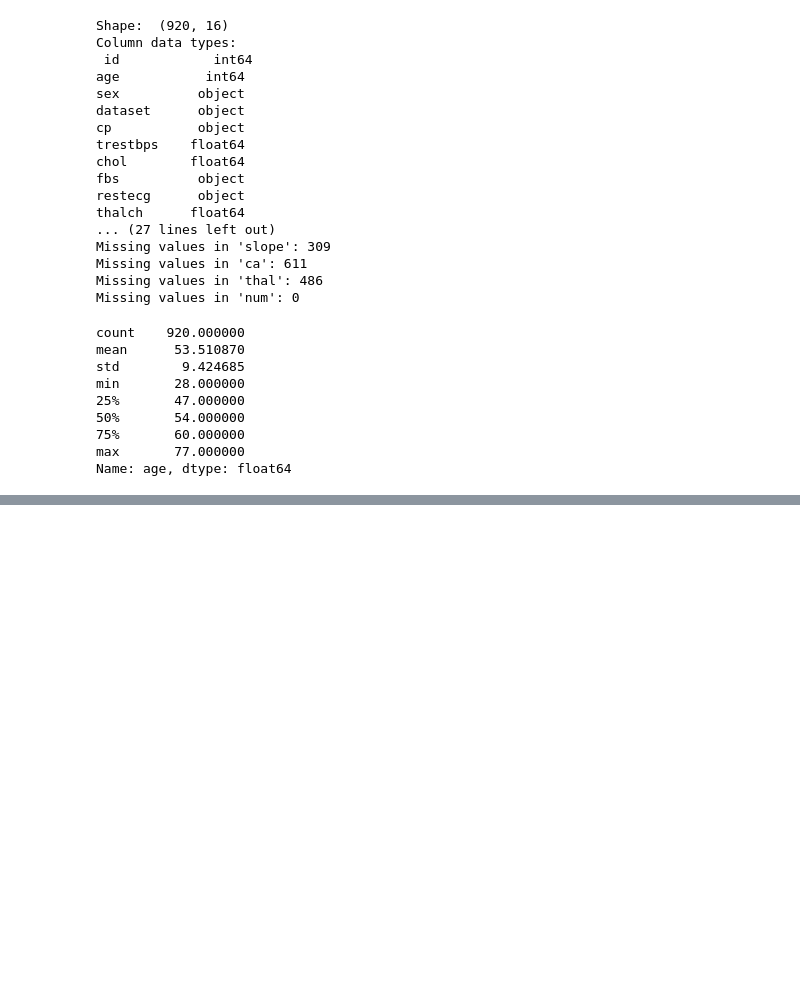
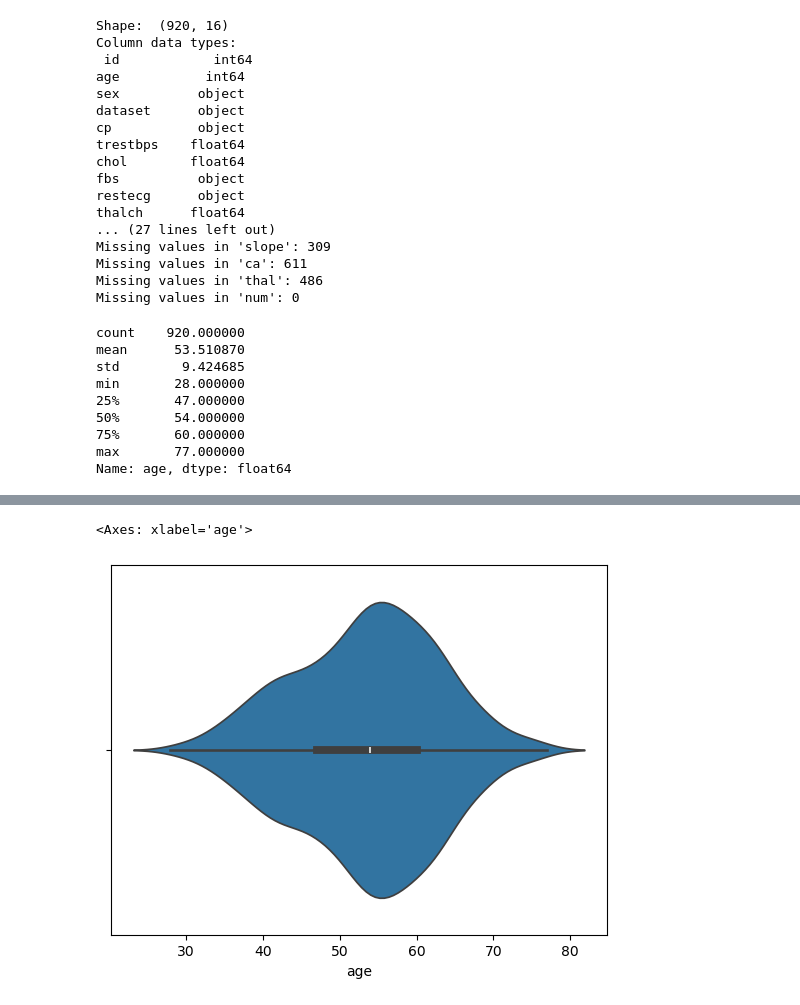
Before and after one commit to EddieRiq/data-science-portfolio, a Jupyter notebook: projects/eda-portfolio/notebooks/01_eda_heart_disease.ipynb, the cells around one changed output, grey strips where cells are left out. Saved outputs shown, nothing was run; the diff lists cells and outputs as text; code cells hidden in the pictures; blank space fills up the shorter version.

```diff
--- a/projects/eda-portfolio/notebooks/01_eda_heart_disease.ipynb
+++ b/projects/eda-portfolio/notebooks/01_eda_heart_disease.ipynb
@@ -62 +65,6 @@ sns.histplot(df['age'])
+# %%
+sns.violinplot(x=df['age'])
+# %% [output]
+<Axes: xlabel='age'>
+[figure, added]
 # %%
```
Also changed, not shown: parts of 7 cells of this notebook.
